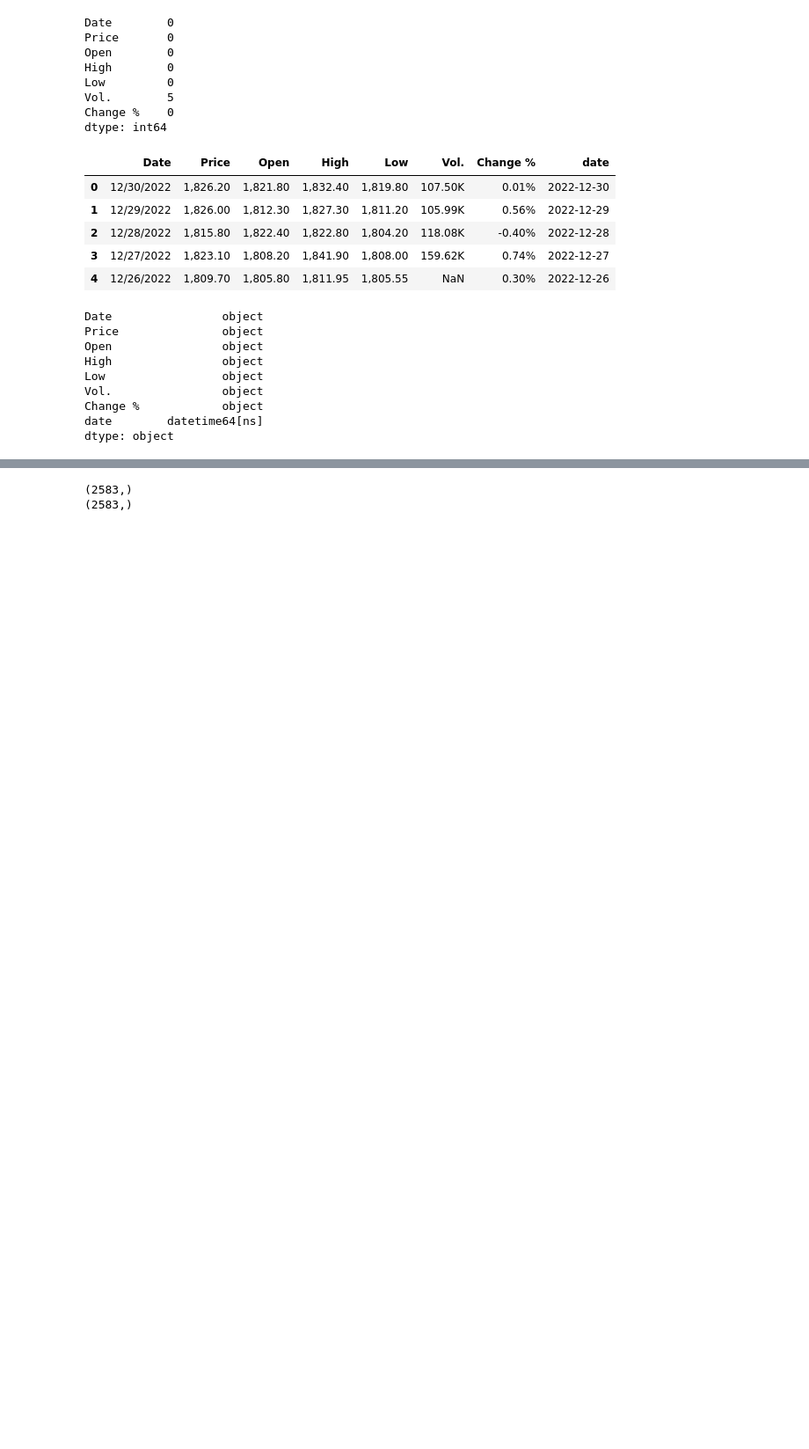
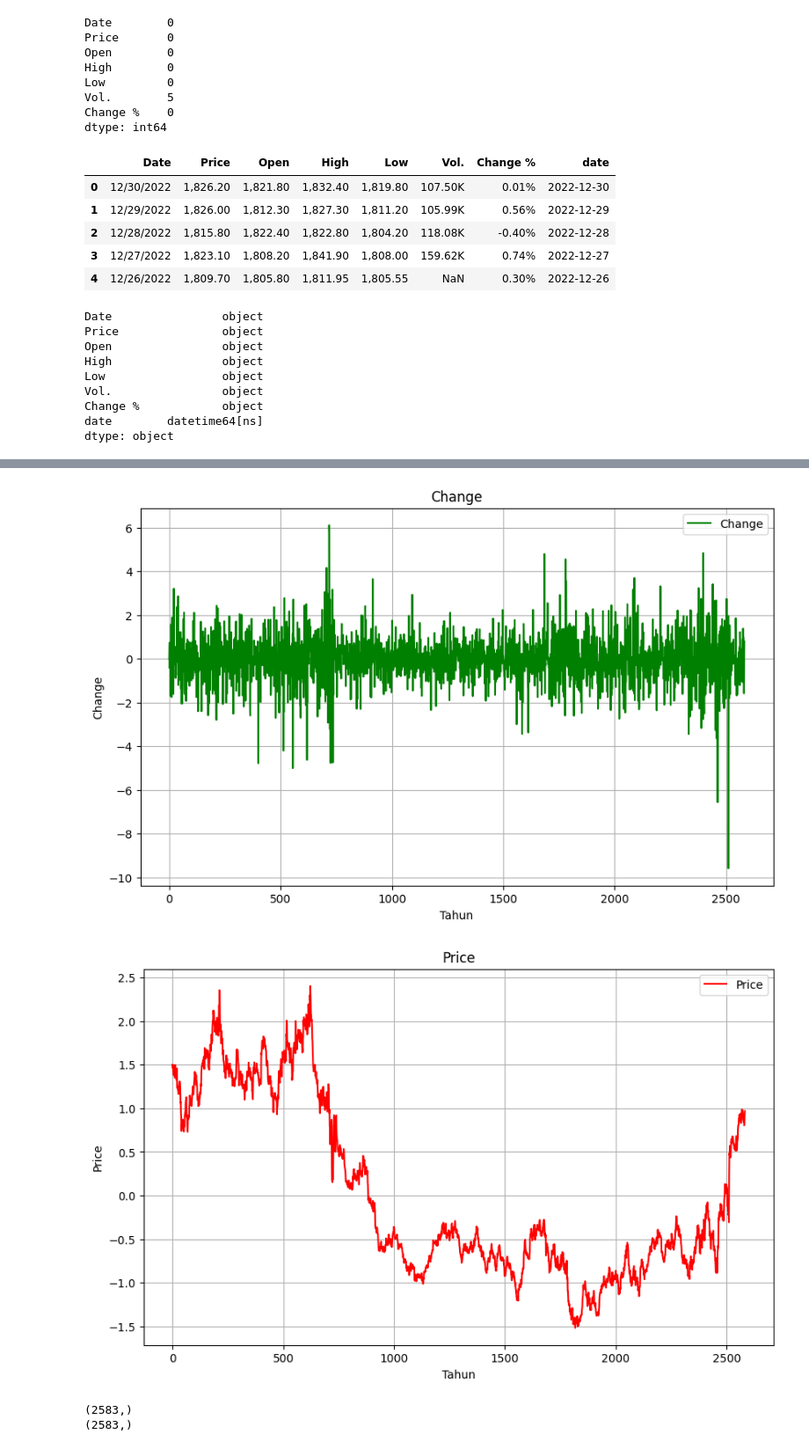
Before and after one commit to IlyasaNandaRahmadianto/Lintasarta, a Jupyter notebook: Submission_Project2-TimeSeries/Project2-Gold.ipynb, the cells around one changed output, grey strips where cells are left out. Shown at 88% size. Saved outputs shown, nothing was run; the diff lists cells and outputs as text; code cells hidden in the pictures; blank space fills up the shorter version.

```diff
--- a/Submission_Project2-TimeSeries/Project2-Gold.ipynb
+++ b/Submission_Project2-TimeSeries/Project2-Gold.ipynb
@@ -161 +163,15 @@ plt.show()
 [figure]
+# %%
+from sklearn.preprocessing import StandardScaler
+
+# Inisialisasi StandardScaler
+scaler = StandardScaler()
+
+# Normalisasi fitur-fitur dalam DataFrame (misalnya, kolom 'Price' dan 'Change %')
+normalized_features = scaler.fit_transform(df[['Price', 'Change']])
+
+# Mengganti fitur-fitur dalam DataFrame dengan fitur-fitur yang sudah dinormalisasi
+df[['Price', 'Change']] = normalized_features
+
+# Tampilkan DataFrame setelah normalisasi
+print(df)
@@ -162,2 +196,25 @@ plt.show()
+# %%
+import matplotlib.pyplot as plt
+
+plt.figure(figsize=(10, 6))
+plt.plot(df.index, df['Change'], label='Change', color='green', linestyle='-')
+plt.title('Change')
+plt.xlabel('Tahun')
+plt.ylabel('Change')
+plt.legend()
+plt.grid(True)
+plt.show()
+
+plt.figure(figsize=(10, 6))
+plt.plot(df.index, df['Price'], label='Price', color='red', linestyle='-')
+plt.title('Price')
+plt.xlabel('Tahun')
+plt.ylabel('Price')
+plt.legend()
+plt.grid(True)
+plt.show()
+# %% [output]
+[figure, added]
+[figure, added]
 # %%
 date = df['date'].values
```
Also changed, not shown: parts of 11 cells of this notebook, 3 other files.
